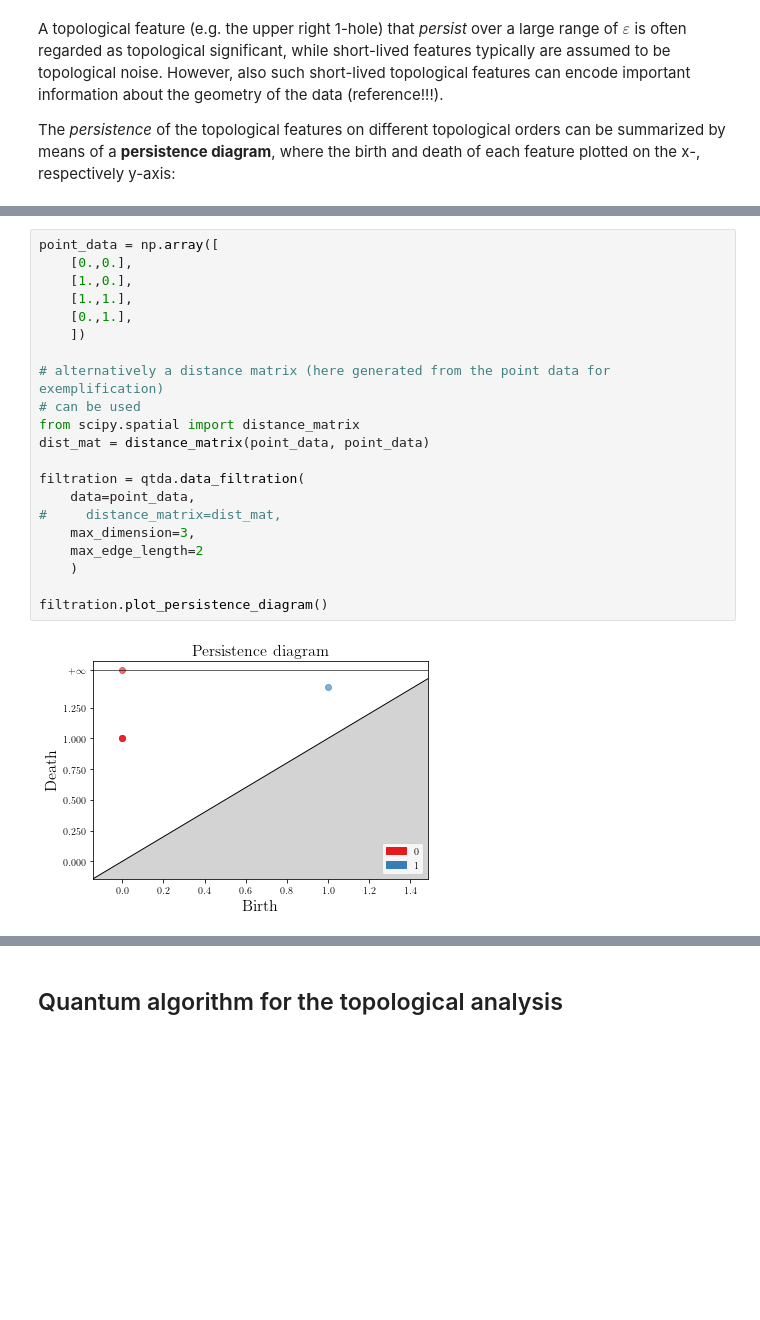
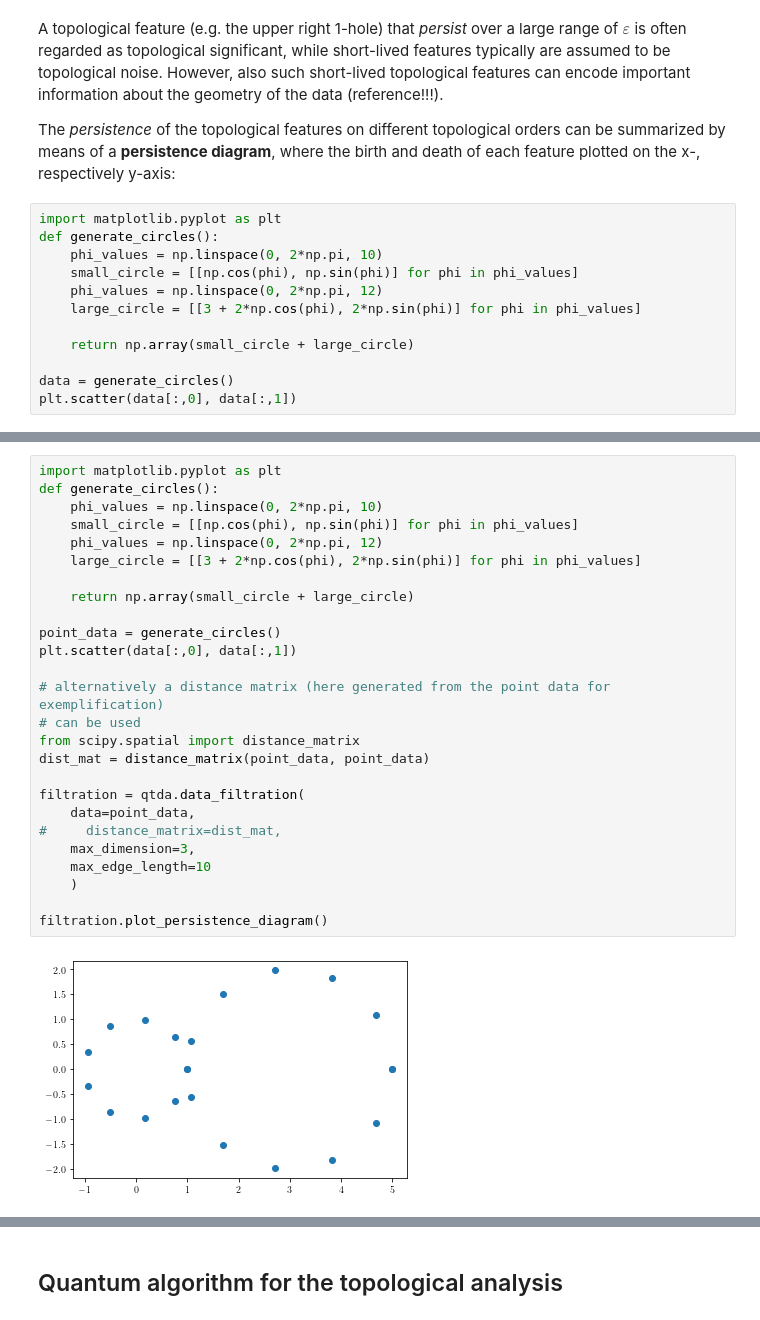
Before and after one commit to KathrinKoenig/QuantumTopologicalDataAnalysis, a Jupyter notebook: Code/Introductory_notebook.ipynb, the cells around one changed output, grey strips where cells are left out. Cells and saved outputs as stored; diff of their text form; blank space fills up the shorter version.

```diff
--- a/Code/Introductory_notebook.ipynb
+++ b/Code/Introductory_notebook.ipynb
@@ -28,3 +28,15 @@ Constructing such a simplical complex of each radius $\varepsilon$ (respectively
 A topological feature (e.g. the upper right 1-hole) that *persist* over a large range of $\varepsilon$ is often regarded as topological significant, while short-lived features typically are assumed to be topological noise. However, also such short-lived topological features can encode important information about the geometry of the data (reference!!!).
 
 The *persistence* of the topological features on different topological orders can be summarized by means of a **persistence diagram**, where the birth and death of each feature plotted on the x-, respectively y-axis:
+# %%
+import matplotlib.pyplot as plt
+def generate_circles():
+    phi_values = np.linspace(0, 2*np.pi, 10)
+    small_circle = [[np.cos(phi), np.sin(phi)] for phi in phi_values]
+    phi_values = np.linspace(0, 2*np.pi, 12)
+    large_circle = [[3 + 2*np.cos(phi), 2*np.sin(phi)] for phi in phi_values]
+
+    return np.array(small_circle + large_circle)
+
+data = generate_circles()
+plt.scatter(data[:,0], data[:,1])
@@ -31,23 +46,28 @@ The *persistence* of the topological features on different topological orders ca
 # %%
-point_data = np.array([
-    [0.,0.],
-    [1.,0.],
-    [1.,1.],
-    [0.,1.],
-    ])
+import matplotlib.pyplot as plt
+def generate_circles():
+    phi_values = np.linspace(0, 2*np.pi, 10)
+    small_circle = [[np.cos(phi), np.sin(phi)] for phi in phi_values]
+    phi_values = np.linspace(0, 2*np.pi, 12)
+    large_circle = [[3 + 2*np.cos(phi), 2*np.sin(phi)] for phi in phi_values]
+
+    return np.array(small_circle + large_circle)
+
+point_data = generate_circles()
+plt.scatter(data[:,0], data[:,1])
 
 # alternatively a distance matrix (here generated from the point data for exemplification)
 # can be used
 from scipy.spatial import distance_matrix
 dist_mat = distance_matrix(point_data, point_data)
 
 filtration = qtda.data_filtration(
     data=point_data,
 #     distance_matrix=dist_mat,
     max_dimension=3,
-    max_edge_length=2
+    max_edge_length=10
     )
 
 filtration.plot_persistence_diagram()
 # %% [output]
-[figure, old version]
+[figure, new version]
```
Also changed, not shown: parts of 2 cells of this notebook, 1 other file.
